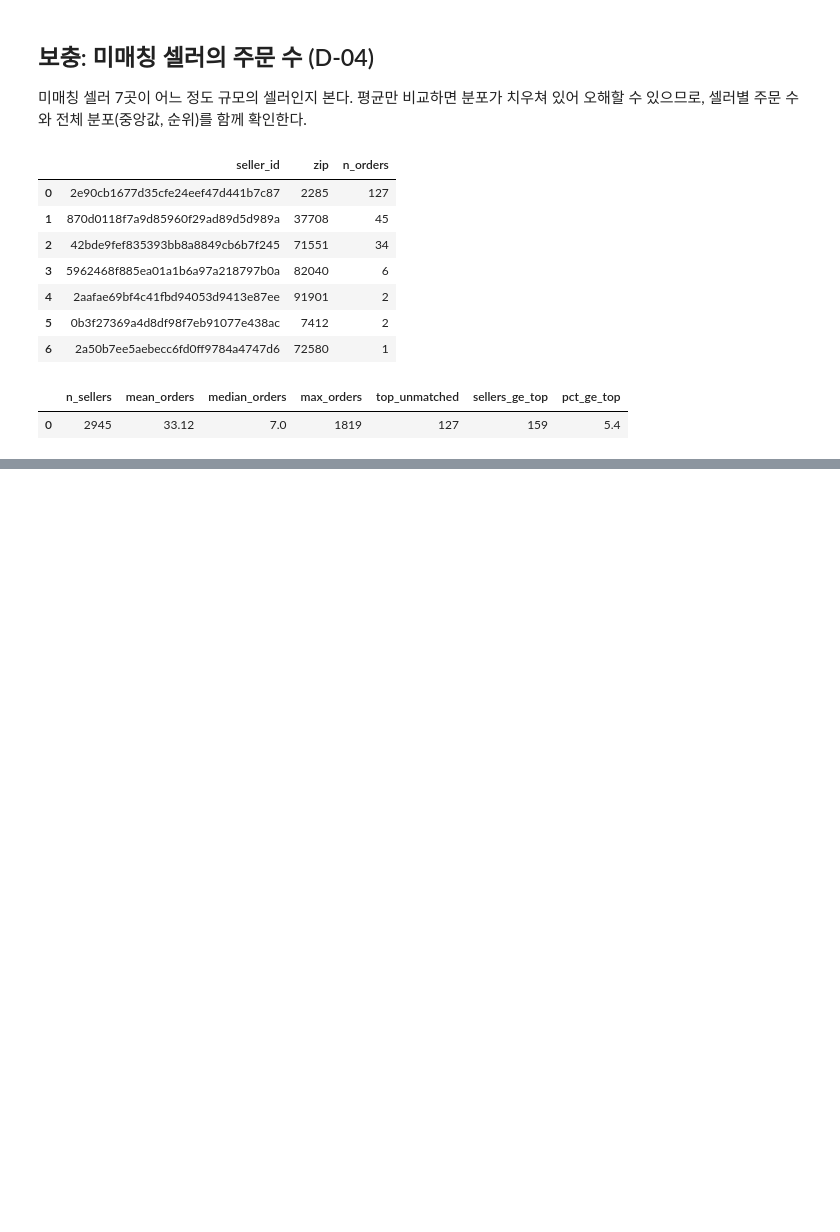
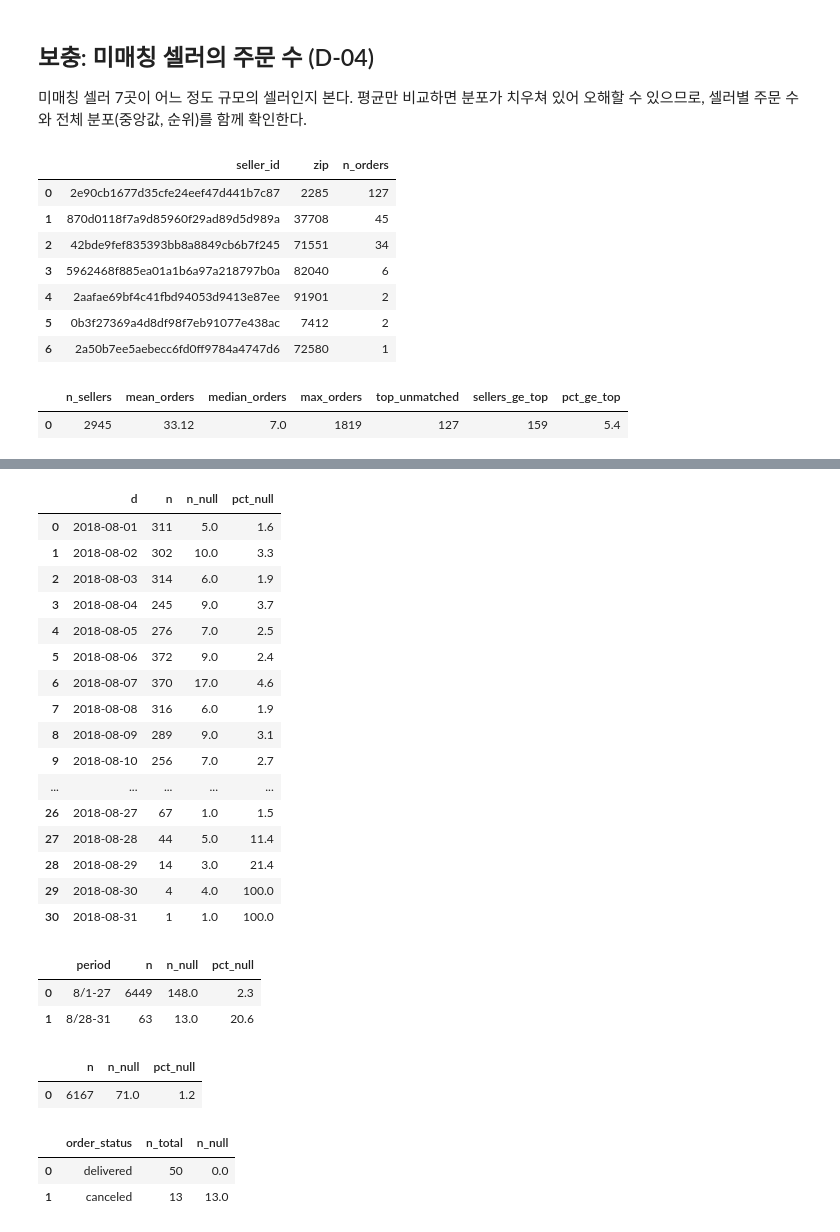
Before and after one commit to choi-yeonju/data-analysis-portfolio, a Jupyter notebook: olist/notebooks/02_geo_distance.ipynb, the cells around one changed output, grey strips where cells are left out. Saved outputs shown, nothing was run; the diff lists cells and outputs as text; code cells hidden in the pictures; blank space fills up the shorter version.

```diff
--- a/olist/notebooks/02_geo_distance.ipynb
+++ b/olist/notebooks/02_geo_distance.ipynb
@@ -440,0 +447,66 @@ SELECT (SELECT COUNT(*) FROM sc) AS n_sellers,
+# %%
+# [보충 A] 8월 일별 도착일 결측률 → 우측절단(right-censoring) 의심 구간 확인
+con.execute("""
+SELECT CAST(order_purchase_timestamp AS DATE) AS d,
+       COUNT(*) AS n,
+       SUM(CASE WHEN order_delivered_customer_date IS NULL THEN 1 ELSE 0 END) AS n_null,
+       ROUND(100.0*AVG(CASE WHEN order_delivered_customer_date IS NULL THEN 1 ELSE 0 END), 1) AS pct_null
+FROM orders
+WHERE order_purchase_timestamp >= '2018-08-01' AND order_purchase_timestamp < '2018-09-01'
+GROUP BY d ORDER BY d
+""").df()
+# %% [output]
+|  | d | n | n_null | pct_null |
+| 0 | 2018-08-01 | 311 | 5.0 | 1.6 |
+| 1 | 2018-08-02 | 302 | 10.0 | 3.3 |
+| 2 | 2018-08-03 | 314 | 6.0 | 1.9 |
+| 3 | 2018-08-04 | 245 | 9.0 | 3.7 |
+| 4 | 2018-08-05 | 276 | 7.0 | 2.5 |
+| 5 | 2018-08-06 | 372 | 9.0 | 2.4 |
+| 6 | 2018-08-07 | 370 | 17.0 | 4.6 |
+| 7 | 2018-08-08 | 316 | 6.0 | 1.9 |
+| 8 | 2018-08-09 | 289 | 9.0 | 3.1 |
+| 9 | 2018-08-10 | 256 | 7.0 | 2.7 |
+| ... | ... | ... | ... | ... |
+| 26 | 2018-08-27 | 67 | 1.0 | 1.5 |
+| 27 | 2018-08-28 | 44 | 5.0 | 11.4 |
+| 28 | 2018-08-29 | 14 | 3.0 | 21.4 |
+| 29 | 2018-08-30 | 4 | 4.0 | 100.0 |
+| 30 | 2018-08-31 | 1 | 1.0 | 100.0 |
+# %%
+# 8/1~27 vs 8/28~31 비교, 6월(정상 구간)과 대조
+con.execute("""
+SELECT CASE WHEN CAST(order_purchase_timestamp AS DATE) < '2018-08-28' THEN '8/1-27' ELSE '8/28-31' END AS period,
+       COUNT(*) AS n, SUM(CASE WHEN order_delivered_customer_date IS NULL THEN 1 ELSE 0 END) AS n_null,
+       ROUND(100.0*AVG(CASE WHEN order_delivered_customer_date IS NULL THEN 1 ELSE 0 END), 1) AS pct_null
+FROM orders
+WHERE order_purchase_timestamp >= '2018-08-01' AND order_purchase_timestamp < '2018-09-01'
+GROUP BY period
+""").df()
+# %% [output]
+|  | period | n | n_null | pct_null |
+| 0 | 8/1-27 | 6449 | 148.0 | 2.3 |
+| 1 | 8/28-31 | 63 | 13.0 | 20.6 |
+# %%
+con.execute("""
+SELECT COUNT(*) AS n, SUM(CASE WHEN order_delivered_customer_date IS NULL THEN 1 ELSE 0 END) AS n_null,
+       ROUND(100.0*AVG(CASE WHEN order_delivered_customer_date IS NULL THEN 1 ELSE 0 END), 1) AS pct_null
+FROM orders
+WHERE order_purchase_timestamp >= '2018-06-01' AND order_purchase_timestamp < '2018-07-01'
+""").df()
+# %% [output]
+|  | n | n_null | pct_null |
+| 0 | 6167 | 71.0 | 1.2 |
+# %%
+# [보충 B] 8/28~31 결측 13건의 order_status 분포 → "아직 배송 중"인지 "취소"인지 구분
+con.execute("""
+SELECT order_status, COUNT(*) AS n_total,
+       SUM(CASE WHEN order_delivered_customer_date IS NULL THEN 1 ELSE 0 END) AS n_null
+FROM orders
+WHERE order_purchase_timestamp >= '2018-08-28' AND order_purchase_timestamp < '2018-09-01'
+GROUP BY order_status ORDER BY n_total DESC
+""").df()
+# %% [output]
+|  | order_status | n_total | n_null |
+| 0 | delivered | 50 | 0.0 |
+| 1 | canceled | 13 | 13.0 |
```
Also changed, not shown: parts of 26 cells of this notebook, 14 other files.
